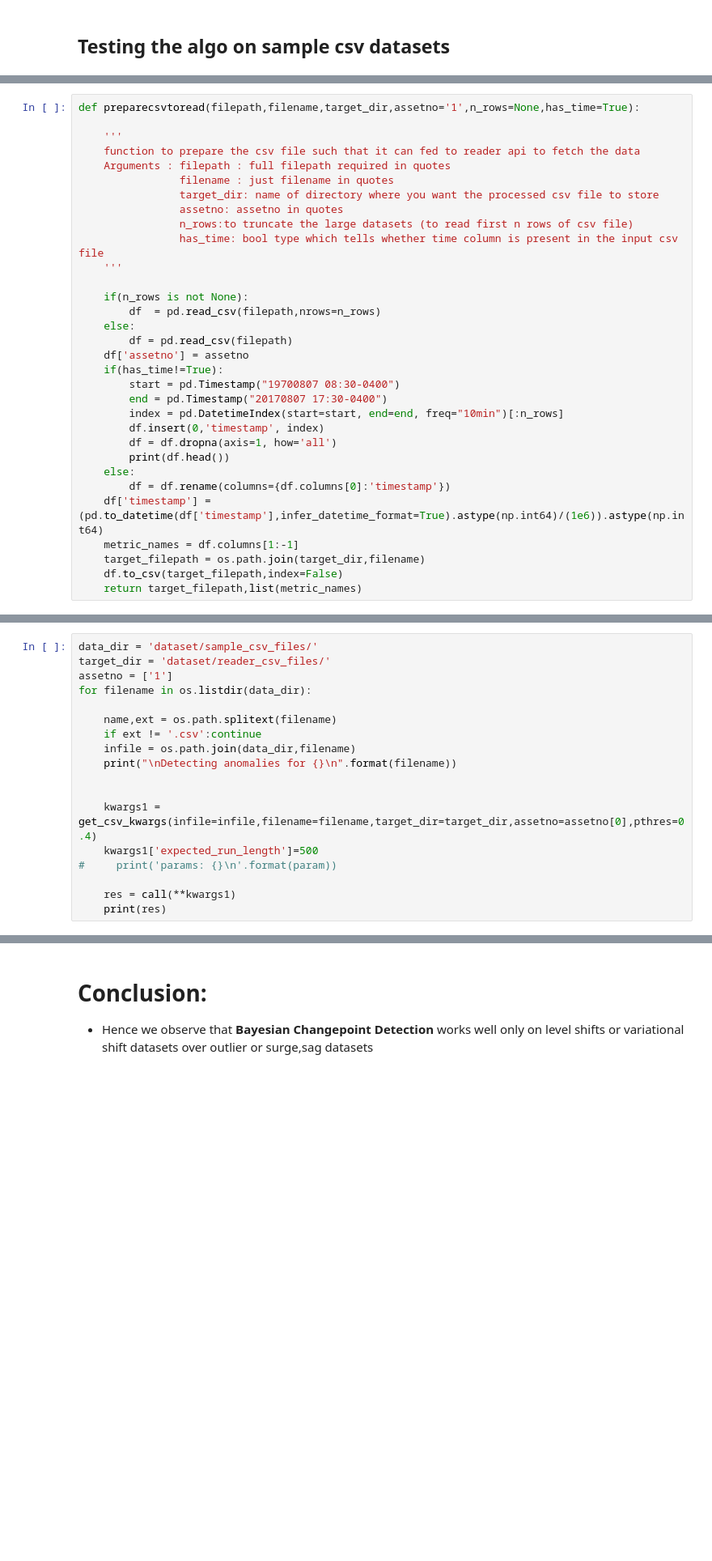
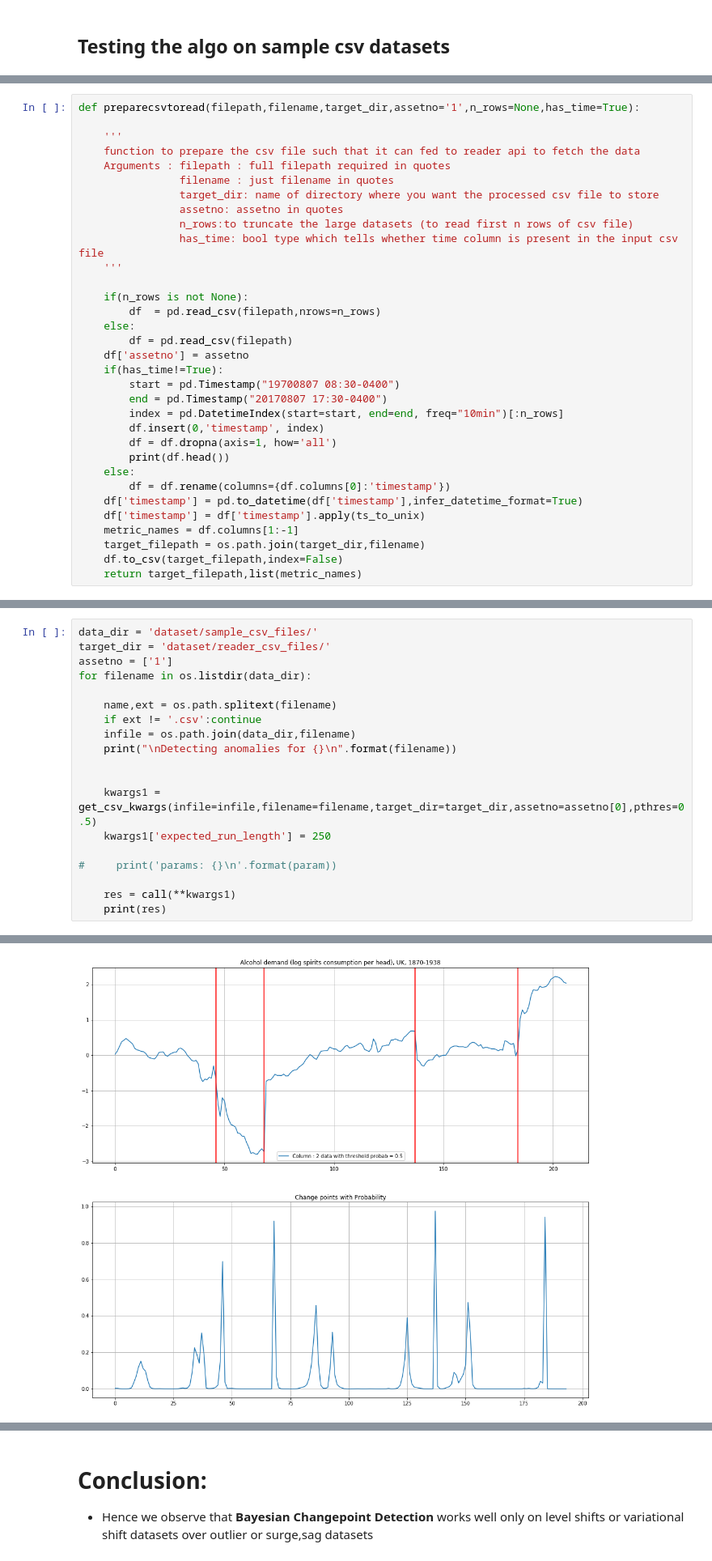
Before and after one commit to Rohithram/Self-Organizing-Maps-using-KNN, a Jupyter notebook: rohithram/rohithram-bayes-changept/Bayesion_changept/anomalydetect-final-sprint1.ipynb, the cells around one changed output, grey strips where cells are left out. Shown at 81% size. Cells and saved outputs as stored; diff of their text form; blank space fills up the shorter version.

```diff
--- a/rohithram/rohithram-bayes-changept/Bayesion_changept/anomalydetect-final-sprint1.ipynb
+++ b/rohithram/rohithram-bayes-changept/Bayesion_changept/anomalydetect-final-sprint1.ipynb
@@ -308,7 +330,8 @@ def preparecsvtoread(filepath,filename,target_dir,assetno='1',n_rows=None,has_ti
         print(df.head())
     else:
         df = df.rename(columns={df.columns[0]:'timestamp'})
-    df['timestamp'] = (pd.to_datetime(df['timestamp'],infer_datetime_format=True).astype(np.int64)/(1e6)).astype(np.int64)
+    df['timestamp'] = pd.to_datetime(df['timestamp'],infer_datetime_format=True)
+    df['timestamp'] = df['timestamp'].apply(ts_to_unix)
     metric_names = df.columns[1:-1]
     target_filepath = os.path.join(target_dir,filename)
     df.to_csv(target_filepath,index=False)
@@ -342,8 +365,9 @@ for filename in os.listdir(data_dir):
     print("\nDetecting anomalies for {}\n".format(filename))
 
 
-    kwargs1 = get_csv_kwargs(infile=infile,filename=filename,target_dir=target_dir,assetno=assetno[0],pthres=0.4)
-    kwargs1['expected_run_length']=500
+    kwargs1 = get_csv_kwargs(infile=infile,filename=filename,target_dir=target_dir,assetno=assetno[0],pthres=0.5)
+    kwargs1['expected_run_length'] = 250
+
 #     print('params: {}\n'.format(param))
 
     res = call(**kwargs1)
@@ -368 +387,2 @@ Shape of the dataset :
 Overview of first five rows of dataset :
+[figure, new version]
```
Also changed, not shown: parts of 5 cells of this notebook, 16 other files.
